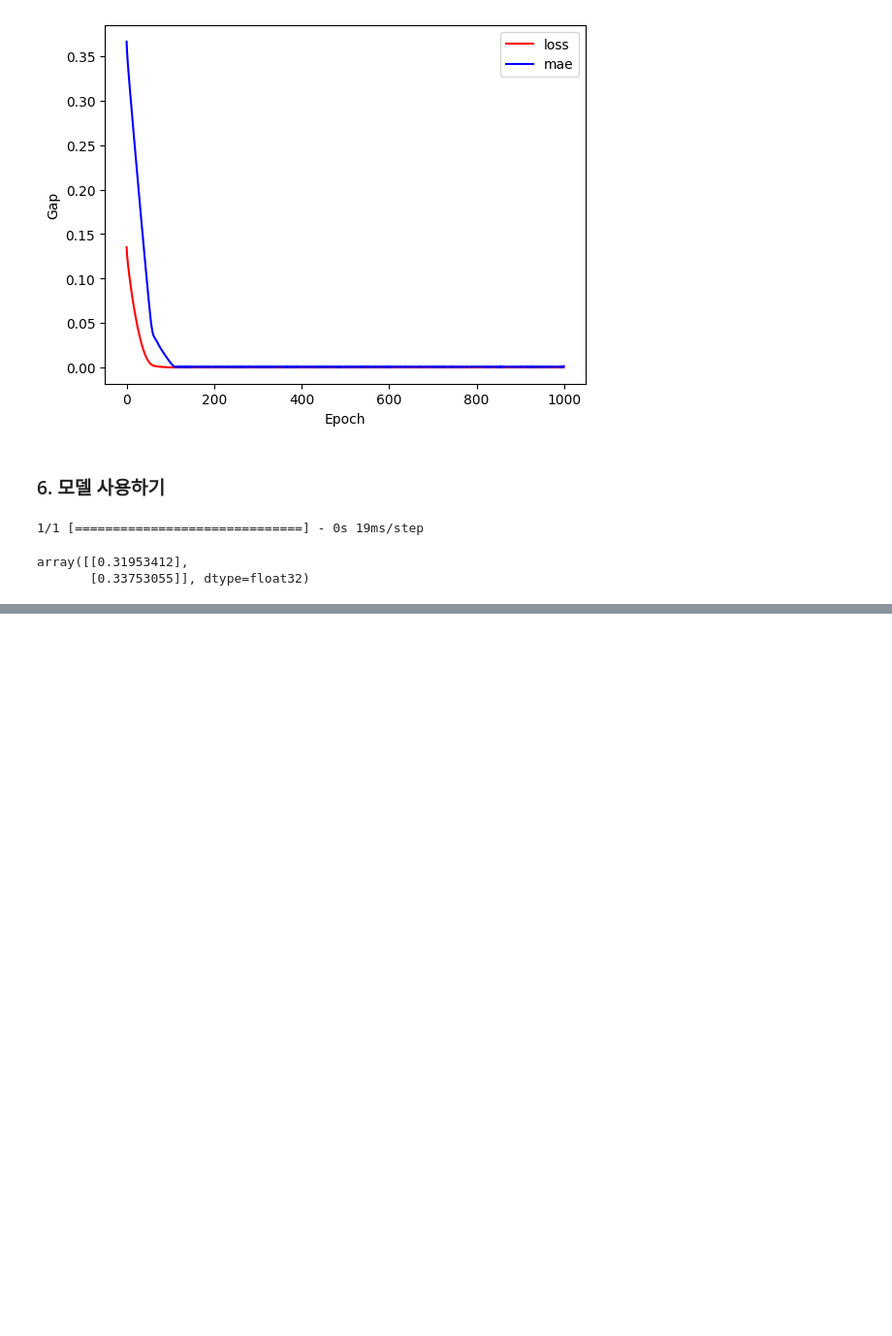
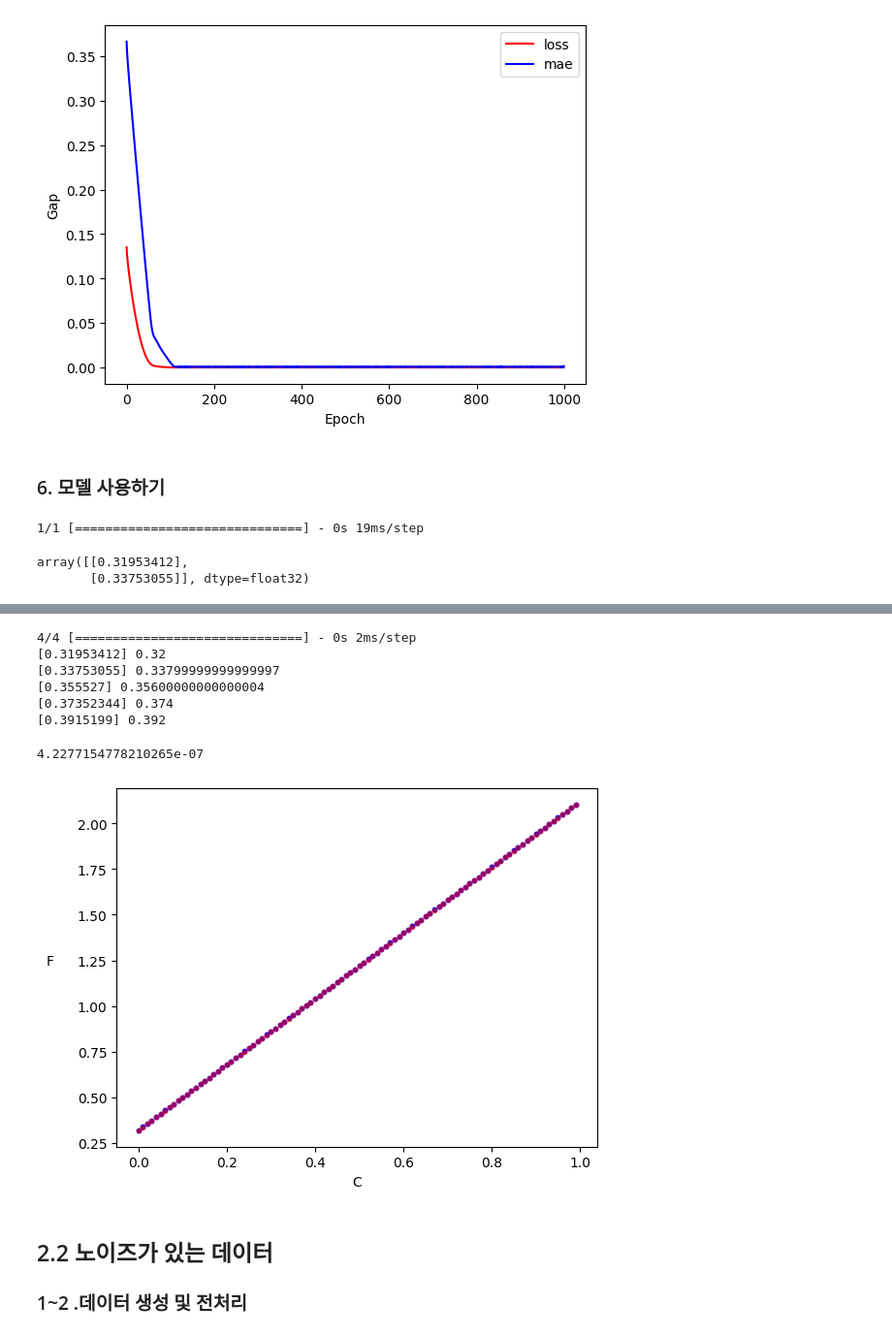
Before and after one commit to chjogit/ai, a Jupyter notebook: source/05_DeepLeaning/01_머신러닝_입문.ipynb, the cells around one changed output, grey strips where cells are left out. Shown at 97% size. Cells and saved outputs as stored; diff of their text form; code cells hidden in the pictures; blank space fills up the shorter version.

```diff
--- a/source/05_DeepLeaning/01_머신러닝_입문.ipynb
+++ b/source/05_DeepLeaning/01_머신러닝_입문.ipynb
@@ -201,3 +203,7 @@ array([[0.31953412],
 # %%
 # 학습 후 모델 저장
 model.save('model/after_learning.h5') # w_hat = 1.7996441, b_hat = 0.31953412
+# %%
+# 모델 불러오기
+from tensorflow.keras.models import load_model
+model = load_model('model/after_learning.h5')
@@ -203,0 +217,33 @@ model.save('model/after_learning.h5') # w_hat = 1.7996441, b_hat = 0.31953412
+# %%
+# 예측값 y_hat과 실제값 scaled_data_F 비교
+y_hat = model.predict([scaled_data_C])
+
+for h, y in zip(y_hat[:5], scaled_data_F[:5]):
+    print(h, y)
+# %% [output]
+4/4 [==============================] - 0s 2ms/step
+[0.31953412] 0.32
+[0.33753055] 0.33799999999999997
+[0.355527] 0.35600000000000004
+[0.37352344] 0.374
+[0.3915199] 0.392
+# %%
+square_error = 0
+
+for h, y in zip(y_hat, scaled_data_F):
+    square_error += (h[0]-y)**2 # y_hat은 2차원 리스트 형태로, h[0]는 y_hat 리스트의 각 요소를 의미
+print(square_error/100)
+# %% [output]
+4.2277154778210265e-07
+# %%
+plt.scatter(x=scaled_data_C, y=scaled_data_F, c='b', s=10)
+plt.scatter(x=scaled_data_C, y=y_hat, c='r', s=10, alpha=0.5)
+plt.xlabel('C')
+plt.ylabel('F', rotation=0, labelpad=20)
+plt.show()
+# %% [output]
+[figure, added]
+# %% [markdown]
+## 2.2 노이즈가 있는 데이터
+
+### 1~2 .데이터 생성 및 전처리
```
Also changed, not shown: parts of 17 cells of this notebook, 7 other files.
